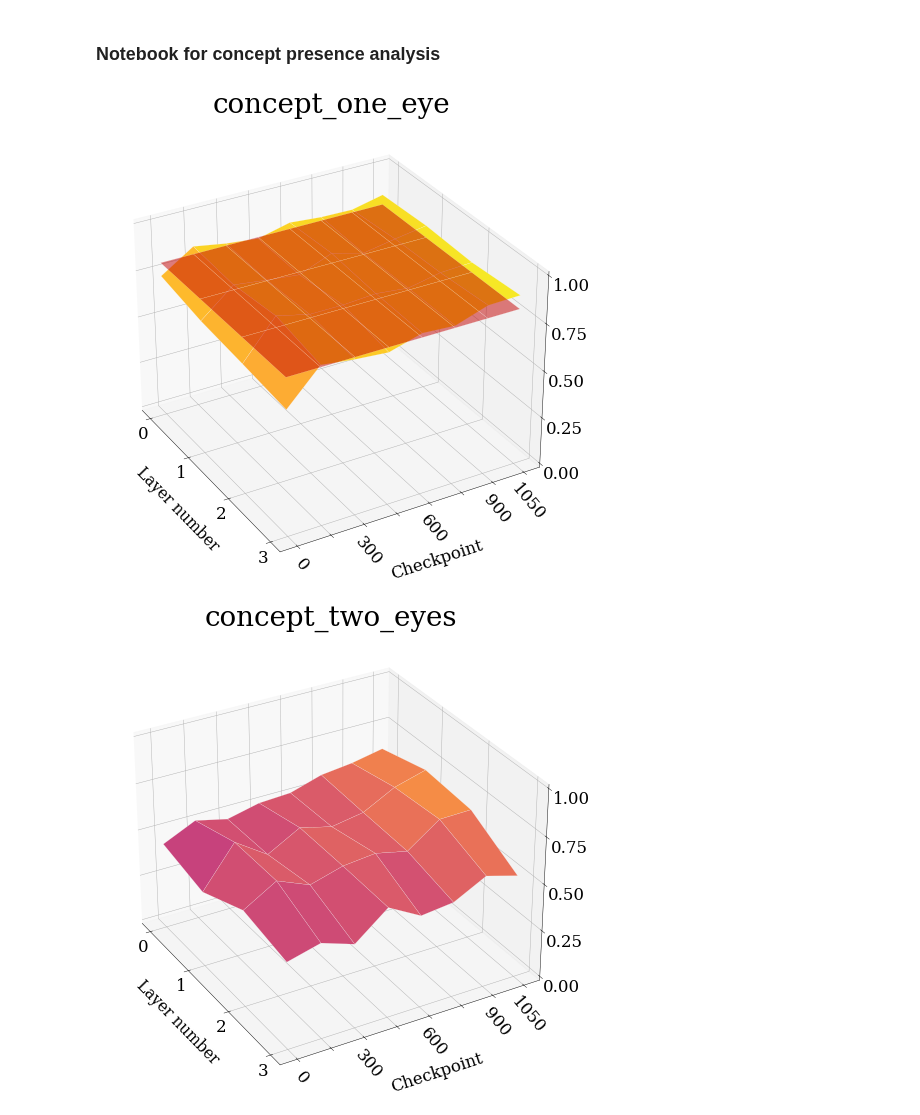
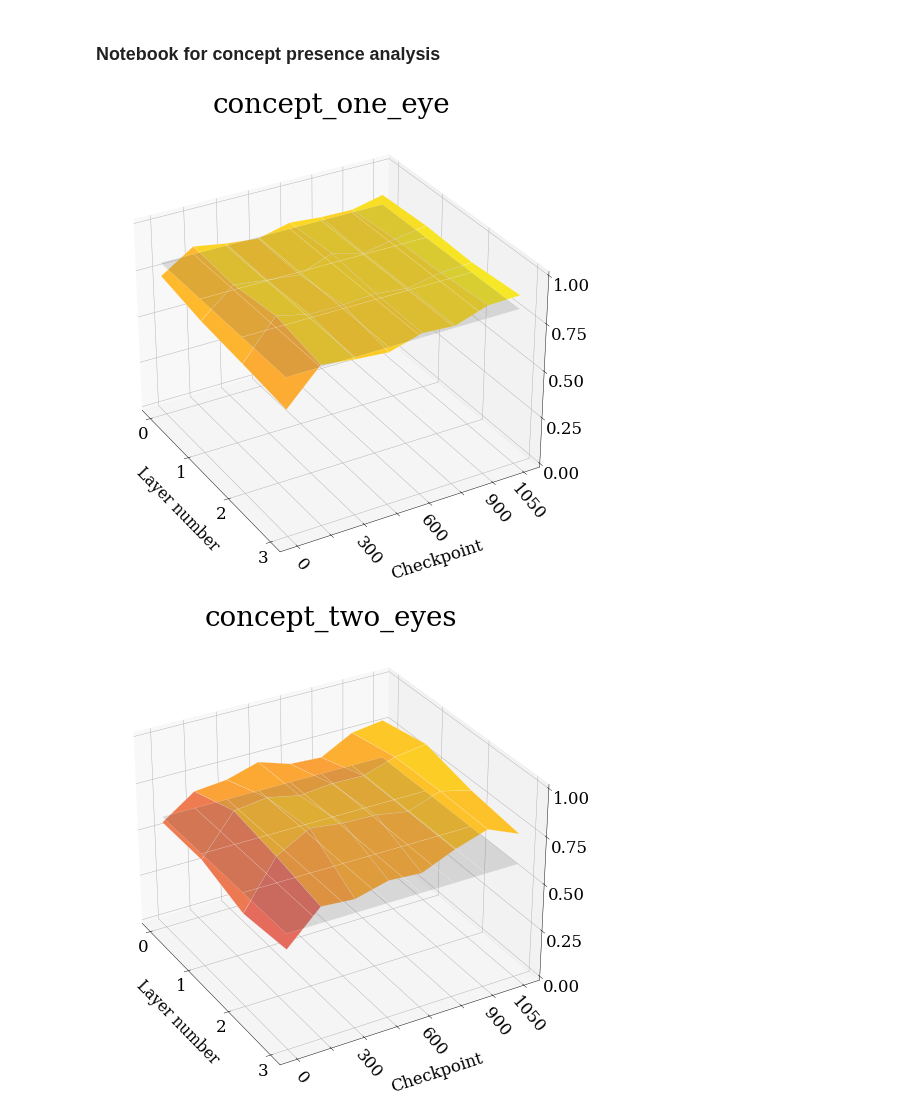
Before and after one commit to erikssommer/xai-concept-methods-drl, a Jupyter notebook: notebooks/concept_presence.ipynb, the cells around one changed output. Cells and saved outputs as stored; diff of their text form; code cells hidden in the pictures.

```diff
--- a/notebooks/concept_presence.ipynb
+++ b/notebooks/concept_presence.ipynb
@@ -61,57 +61,57 @@ for concept in concepts:
     # Scale down the figure size with setting the resolutionof the figure in dots-per-inch
     fig.set_dpi(40)
 
+    # Create a subplot with the input presence as a surface
+    if input_presences is not None:
+        # Make data.
+        X = np.arange(len(levels))
+        Y = np.arange(z.shape[1])
+        X, Y = np.meshgrid(Y, X)
+
+        # Copy z array and replace all values with input presence
+        input_presences = np.full((len(levels), z.shape[1]), input_presences)
+
+        # Plot the surface.
+        surf = ax.plot_surface(X, Y, input_presences, color="gray", edgecolor="white", linewidth=0.25, vmin=0.1, vmax=0.9, alpha=0.2)
+
     # Make data.
     X = np.arange(len(levels))
     Y = np.arange(z.shape[1])
     X, Y = np.meshgrid(Y, X)
 
     # Plot the surface.
-    surf = ax.plot_surface(X, Y, z, cmap=cm.plasma, edgecolor="white", linewidth=0.25, vmin=0.1, vmax=0.9)
+    surf = ax.plot_surface(X, Y, z, cmap=cm.plasma, edgecolor="white", linewidth=0.25, vmin=0.1, vmax=0.9, alpha=1)
     # Customize the z axis.
     ax.set_zlim(0, 1.00)
     ax.set_axisbelow(False)
     ax.set_title(concept, fontsize=50, pad=-20)
     ax.set_xlabel("Layer number", labelpad=30, fontsize=28, zorder=10)
     ax.set_ylabel("Checkpoint", labelpad=45,fontsize=30,zorder=10)
     plt.xticks(fontsize=30, rotation=0)
     plt.xticks(np.arange(z.shape[1]))
     plt.yticks(fontsize=30, rotation=-50)
     ax.tick_params('z', labelsize=30, pad=15, reset=True)
     fig.patch.set_facecolor("white")
 
     ax.zaxis.set_major_locator(LinearLocator(5))
 
     labels = levels.copy()
     labels[0] = 0
     plt.yticks(np.arange(len(levels)), labels)
     yticks = ax.yaxis.get_major_ticks()
     for i in range(1, len(labels), 2):
         yticks[i].label1.set_visible(False)
 
     yticks[-1].label1.set_visible(True)
     # A StrMethodFormatter is used automatically
     ax.zaxis.set_major_formatter('{x:.02f}')
     ax.view_init(30, -30)
 
-    # Create a subplot with the input presence as a surface
-    if input_presences is not None:
-        # Make data.
-        X = np.arange(len(levels))
-        Y = np.arange(z.shape[1])
-        X, Y = np.meshgrid(Y, X)
-
-        # Copy z array and replace all values with input presence
-        input_presences = np.full((len(levels), z.shape[1]), input_presences)
-
-        # Plot the surface.
-        surf = ax.plot_surface(X, Y, input_presences, color="red", edgecolor="white", linewidth=0.25, vmin=0.1, vmax=0.9, alpha=0.5)
-
     os.makedirs(f"plots/{board_name}/{session_name}", exist_ok=True)
     plt.savefig(f"plots/{board_name}/{session_name}/{concept}.png", transparent=False)
 # %% [output]
-[figure, old version]
+[figure, new version]
-[figure, old version]
+[figure, new version]
 [figure]
 [figure]
 [figure]
```
Also changed, not shown: 20 other files.
